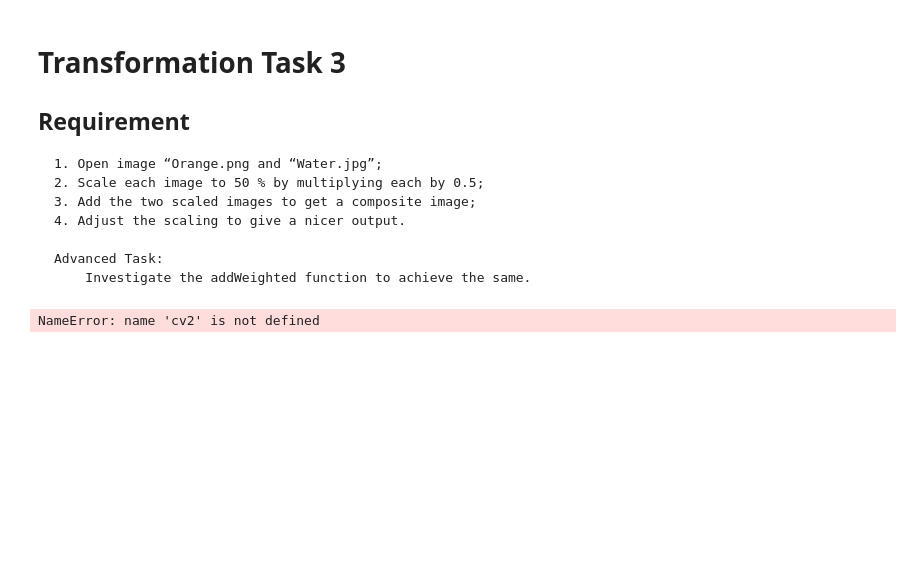
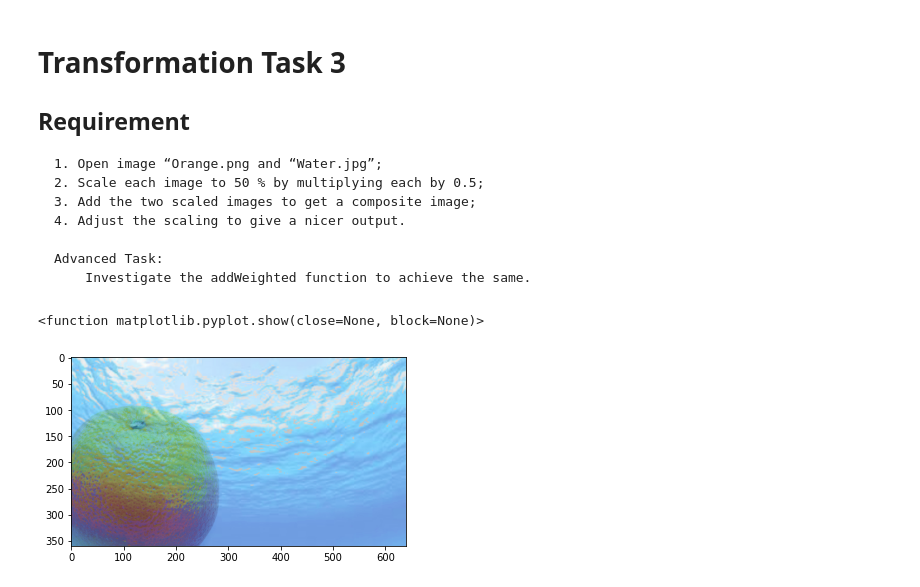
Before and after one commit to xiaomaomi7/Task_IP, a Jupyter notebook: Transformation Task 3.ipynb, the cells around one changed output. Saved outputs shown, nothing was run; the diff lists cells and outputs as text; code cells hidden in the pictures; blank space fills up the shorter version.

```diff
--- a/Transformation Task 3.ipynb
+++ b/Transformation Task 3.ipynb
@@ -21,9 +21,50 @@ from matplotlib import pyplot as plt # Good for graphing; install using `pip ins
 from matplotlib import image as image
 import easygui # An easy-to-use file-picker; pip install easygui
 import math
-# %%
-# 1. Open image “Orange.png and “Water.jpg”;
-O = cv2.imread("res\orange.png")
-W = cv2.imread("res\water.jpg")
-# %% [output]
-NameError: name 'cv2' is not defined
+# %%
+# 1. Open image “Orange.png and “Water.jpg”;
+
+O = cv2.imread("res\orange.png")
+W = cv2.imread("res\water.jpg")
+O = cv2.cvtColor(src = O, code = cv2.COLOR_RGB2BGR)
+W = cv2.cvtColor(src = W, code = cv2.COLOR_RGB2BGR)
+
+# 2. Scale each image to 50 % by multiplying each by 0.5;
+
+O = 0.5 * O
+O = O.astype('uint8')
+W = 0.5 * W
+W = W.astype('uint8')
+
+# 3. Add the two scaled images to get a composite image;
+
+A = cv2.add(O,W)
+S = cv2.subtract(O,W)
+M = cv2.multiply(O,W, scale = 0.01)
+D = cv2.divide(O,W, scale = 100)
+
+# 4. Adjust the scaling to give a nicer output.
+
+I = cv2.add(O,W)
+
+img_yuv = cv2.cvtColor(I, cv2.COLOR_BGR2HLS)
+
+# equalize the histogram of the Y channel
+img_yuv[:,:,2] = img_yuv[:,:,2] + 50
+#img_yuv[:,:,2] = cv2.equalizeHist(img_yuv[:,:,2])
+
+# convert the YUV image back to RGB format
+I = cv2.cvtColor(img_yuv, cv2.COLOR_HLS2BGR)
+
+# 4. Adjust the scaling to give a nicer output.
+
+I = I * 1
+#cv2.imshow("test", I)
+#key = cv2.waitKey(0)
+#cv2.destroyAllWindows()
+
+plt.imshow(I)
+plt.show
+# %% [output]
+<function matplotlib.pyplot.show(close=None, block=None)>
+[figure, added]
```
